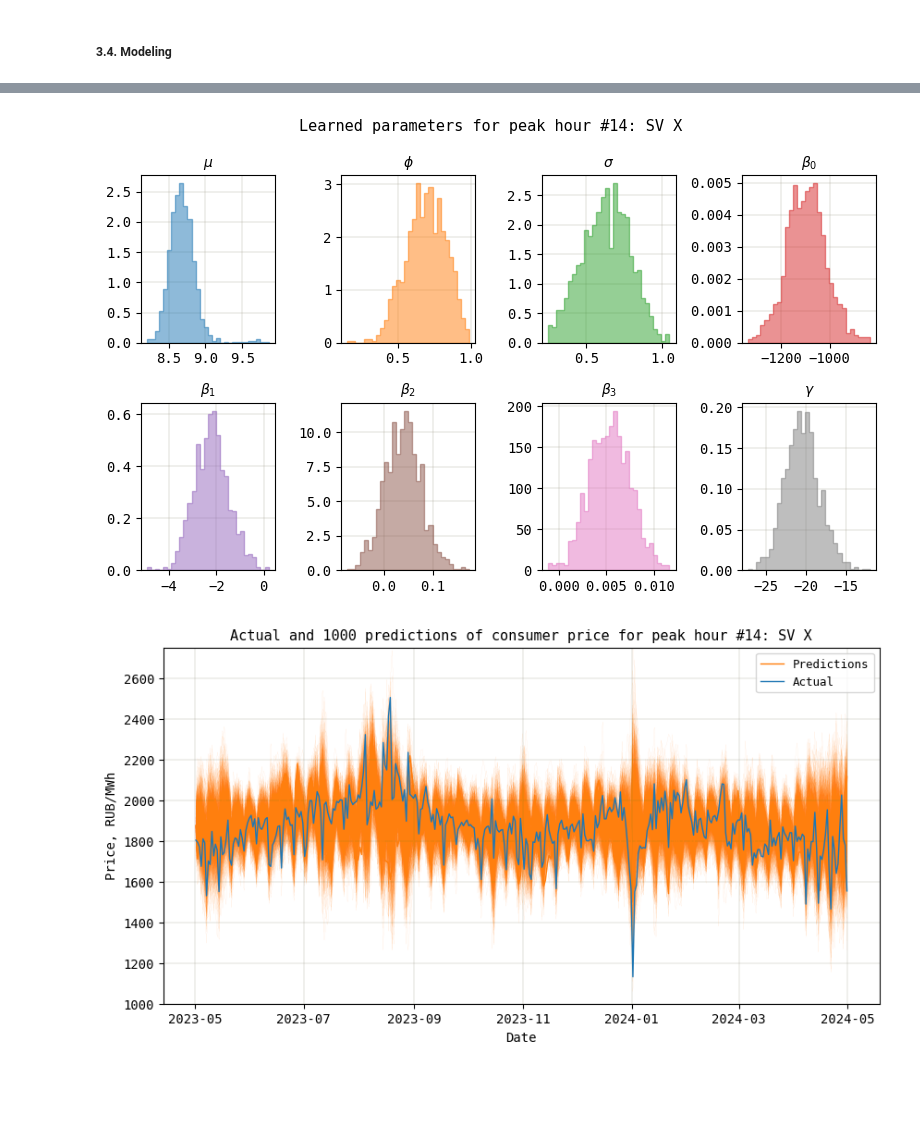
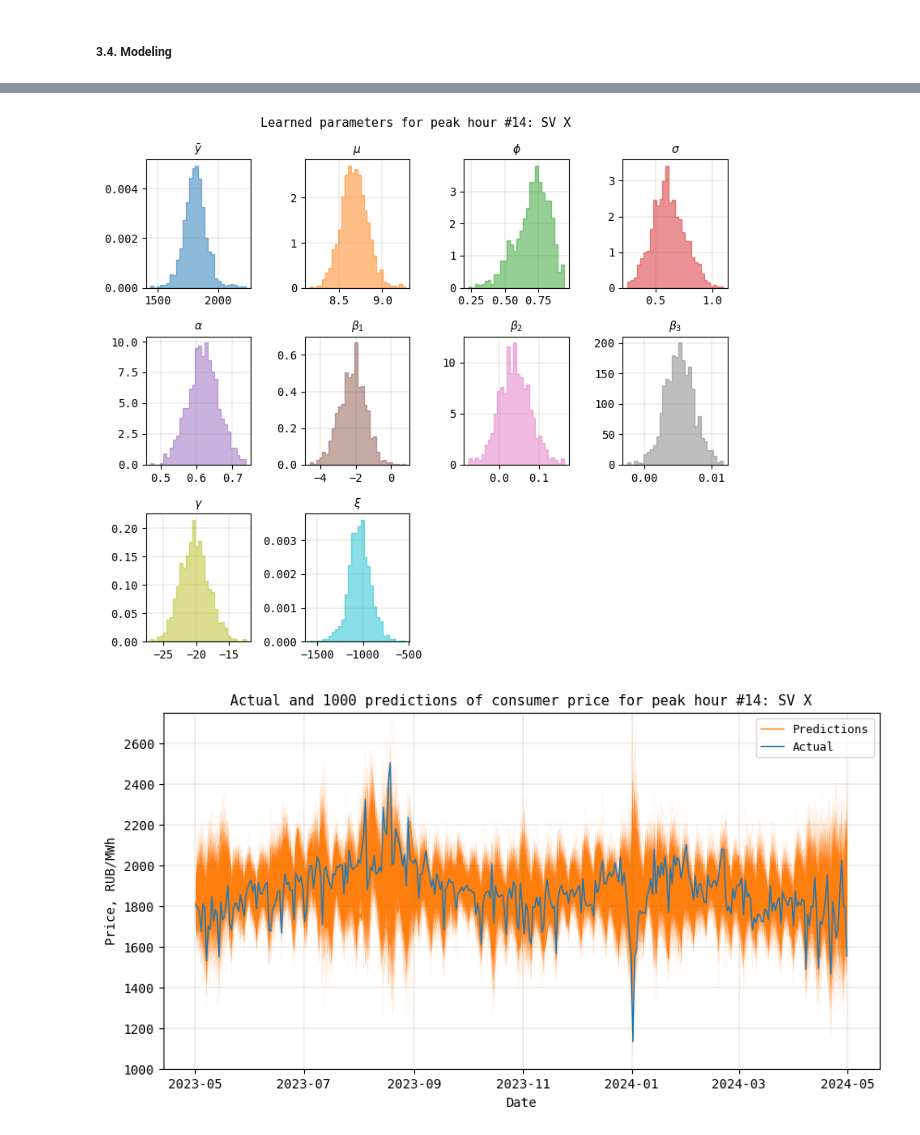
Before and after one commit to andrewha/mds2022, a Jupyter notebook: Thesis/sv_models_new.ipynb, the cells around one changed output, grey strips where cells are left out. Drawn from its saved outputs; the diff is of its cells as text; code cells hidden in the pictures; blank space fills up the shorter version.

```diff
--- a/Thesis/sv_models_new.ipynb
+++ b/Thesis/sv_models_new.ipynb
@@ -438,11 +437,14 @@ fit_sv_base_peak_eur_df[['mu', 'phi', 'sigma']].describe()
 # %%
-plt.figure(figsize=(8, 3))
-for i, param in zip(range(1, 4), fit_sv_base_peak_eur_df[['mu', 'phi', 'sigma']].describe().columns):
-    plt.subplot(1, 3, i)
+plt.figure(figsize=(9, 3))
+for i, param in zip(range(1, 5), fit_sv_base_peak_eur_df[['y_mean', 'mu', 'phi', 'sigma']].describe().columns):
+    plt.subplot(1, 4, i)
     plt.hist(fit_sv_base_peak_eur_df[param], bins=30, density=True, histtype='stepfilled', color=f'C{i - 1}', edgecolor=f'C{i - 1}', alpha=0.5)
     plt.xticks(size=10, family='monospace')
     plt.yticks(size=10, family='monospace')
-    plt.title(f'$\{param}$', size=10, family='monospace')
+    if param == 'y_mean':
+        plt.title('$\\bar{y}$', size=10, family='monospace')
+    else:
+        plt.title(f'$\{param}$', size=10, family='monospace')
     plt.grid(lw=0.25, color='xkcd:cement')
     plt.gca().set_axisbelow(True)
 plt.suptitle(f'Learned parameters for peak hour #{hour_max_eur}: {model_sv_base_peak_eur.name}', size=11, family='monospace')
@@ -932,19 +968,22 @@ fit_sv_x_peak_eur_df[['mu', 'phi', 'sigma', 'beta_0', 'beta_1', 'beta_2', 'beta_
 # %%
-plt.figure(figsize=(8, 5))
+plt.figure(figsize=(8, 7))
 ncols = 4
-nrows = int(np.ceil(8 / ncols))
-for i, param in zip(range(1, 9), fit_sv_x_peak_eur_df[['mu', 'phi', 'sigma', 'beta_0', 'beta_1', 'beta_2', 'beta_3', 'gamma']].describe().columns):
+nrows = int(np.ceil(10 / ncols))
+for i, param in zip(range(1, 11), fit_sv_x_peak_eur_df[['y_mean', 'mu', 'phi', 'sigma', 'alpha', 'beta_1', 'beta_2', 'beta_3', 'gamma', 'xi']].describe().columns):
     plt.subplot(nrows, ncols, i)
     plt.hist(fit_sv_x_peak_eur_df[param], bins=30, density=True, histtype='stepfilled', color=f'C{i - 1}', edgecolor=f'C{i - 1}', alpha=0.5)
     plt.xticks(size=10, family='monospace')
     plt.yticks(size=10, family='monospace')
-    plt.title(f'$\{param}$', size=10, family='monospace')
+    if param == 'y_mean':
+        plt.title('$\\bar{y}$', size=10, family='monospace')
+    else:
+        plt.title(f'$\{param}$', size=10, family='monospace')
     plt.grid(lw=0.25, color='xkcd:cement')
     plt.gca().set_axisbelow(True)
 plt.suptitle(f'Learned parameters for peak hour #{hour_max_eur}: {model_sv_x_peak_eur.name}', size=11, family='monospace')
 plt.tight_layout();
 # %% [output]
-[figure, old version]
+[figure, new version]
 # %%
 %%capture
 # Predict
```
Also changed, not shown: parts of 32 cells of this notebook, 1 other file.
